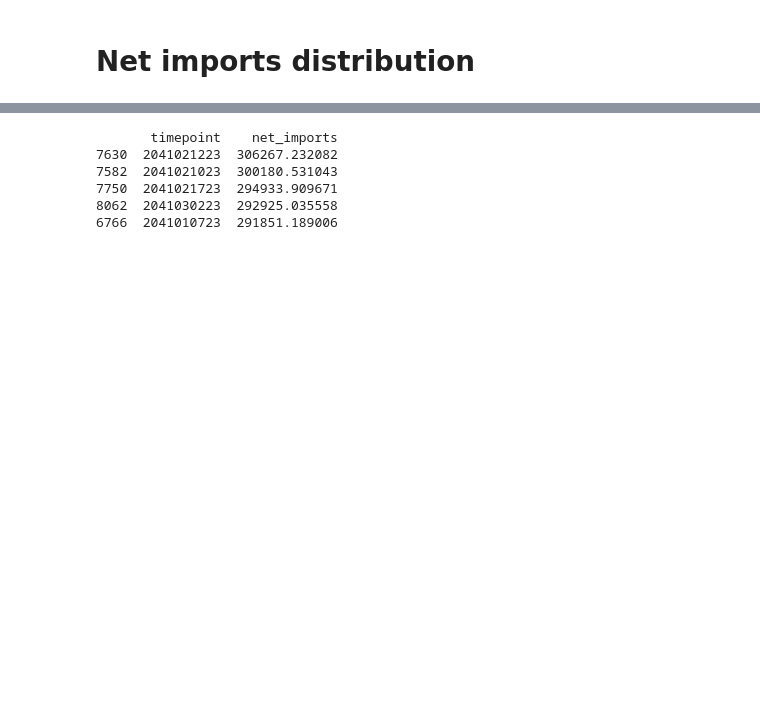
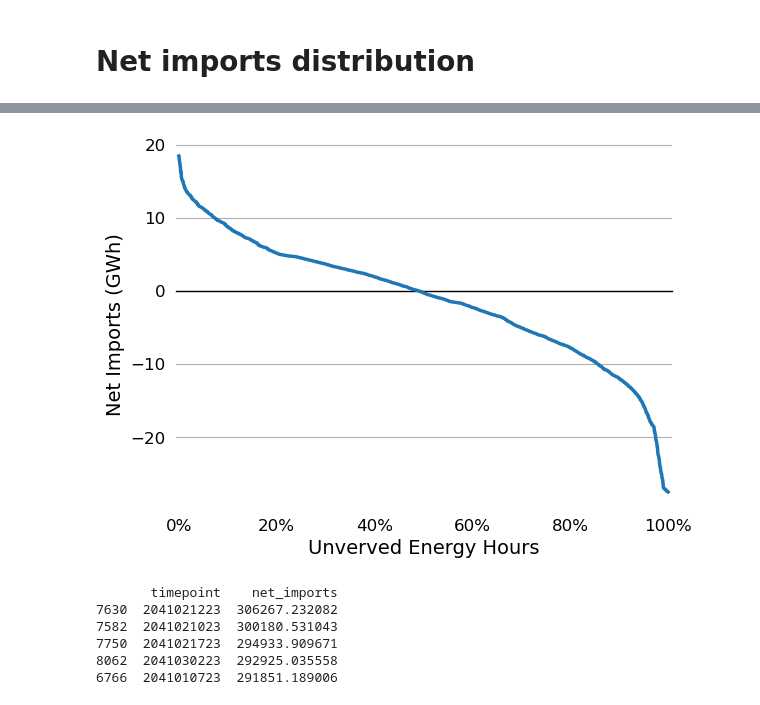
Before and after one commit to cetlab-ucsb/gridpath_india_viz, a Jupyter notebook: software/ra-results_viz.ipynb, the cells around one changed output, grey strips where cells are left out. Saved outputs shown, nothing was run; the diff lists cells and outputs as text; code cells hidden in the pictures; blank space fills up the shorter version.

```diff
--- a/software/ra-results_viz.ipynb
+++ b/software/ra-results_viz.ipynb
@@ -771,3 +778,50 @@ plt.show()
 [figure]
 # %% [markdown]
 # Net imports distribution
+# %%
+df = df_load_.copy()
+
+# assume df_duration already has ['timepoint','load_zone','net_imports', …]
+zone = 'Tamil_Nadu'  # ← replace with the zone you want
+
+# Load shedding greater than 1MW
+tau = 1
+
+# This is at the national-level!
+df = df.groupby(['timestamp', 'load_zone', 'W', 'H', 'A']).agg({'unserved_energy': 'sum', 'net_imports': 'sum'}).reset_index(drop = False)
+
+df['W'] = df['W'].astype(int)
+df['H'] = df['H'].astype(int)
+df['A'] = df['A'].astype(int)
+
+df = df.sort_values(by = ['W', 'H', 'A', 'timestamp', 'load_zone'])
+df = df.loc[df['timestamp'].isin(df.loc[df['unserved_energy'] > tau, 'timestamp'].unique())].reset_index(drop = True)
+df = df[df['load_zone'] == zone]
+
+def plot_net_import_dist(ax, df):
+    x_ = range(1, len(df) + 1)
+    y_ = df['net_imports'].to_numpy()/1e3
+    print(y_.shape)
+    ax.plot(np.arange(y_.shape[0], dtype = int), np.sort(y_)[::-1], lw = 2.5, clip_on = True, zorder = 5)
+    ax.set_xlabel('Unverved Energy Hours', fontsize = 14)
+    ax.set_ylabel('Net Imports (GWh)', fontsize = 14)
+    # ax.title('Distribution of Unserved Energy')
+    ax.set_xlim(-25, y_.shape[0] + 25)
+    ax.xaxis.set_tick_params(labelsize = 12, bottom = False)
+    ax.yaxis.set_tick_params(labelsize = 12, left = False)
+    ax.spines[['right', 'top', 'left','bottom']].set_visible(False)
+    ax.set_xticks(np.linspace(0, y_.shape[0], 6), [f'{i*20}%' for i in np.arange(6, dtype = int)])
+    ax.axhline(0, linewidth = 1.,
+                  linestyle = '-',
+                  color     = 'k',
+                  clip_on   = False,
+                  zorder    = 4)
+
+    ax.grid(axis   = 'y',
+            zorder = 1)
+
+fig = plt.figure()
+ax  = fig.add_subplot(111)
+
+plot_net_import_dist(ax, df)
+# %% [output]
@@ -774,3 +845,4 @@ plt.show()
+[figure, added]
 # %%
 # assume df_duration already has ['timepoint','load_zone','net_imports', …]
 zone = 'Karnataka'  # ← replace with the zone you want
```
Also changed, not shown: parts of 6 cells of this notebook.
